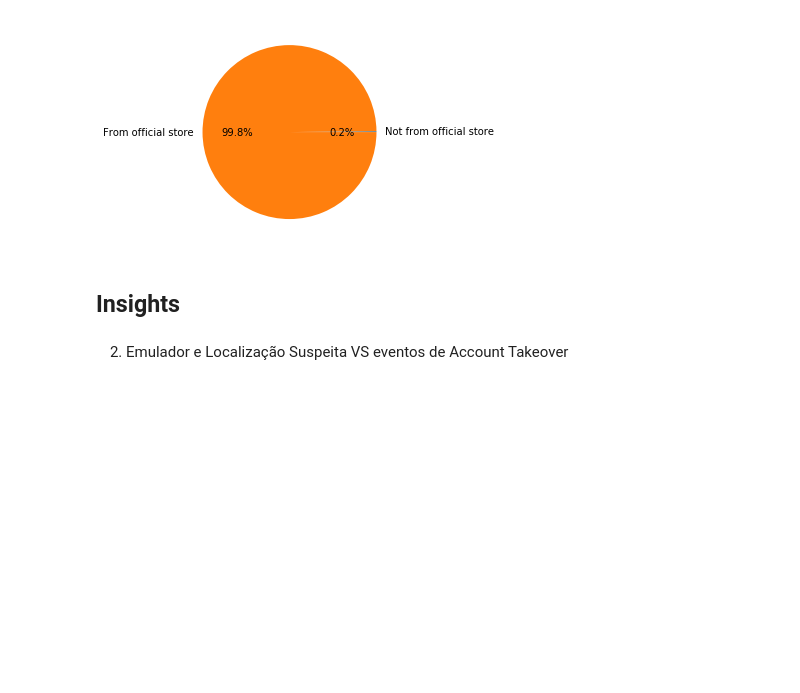
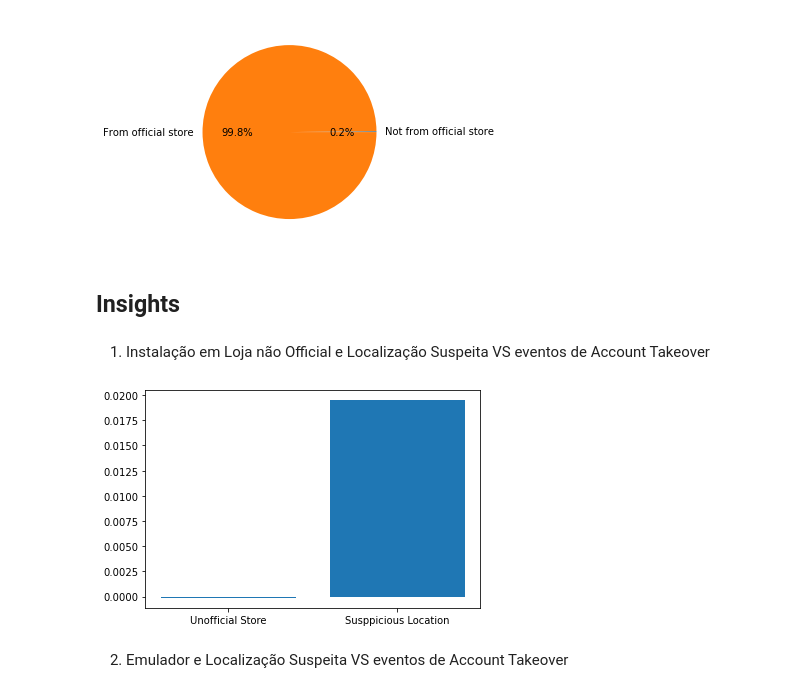
Before and after one commit to mrdedede/Incognia-Project, a Jupyter notebook: graficos.ipynb, the cells around one changed output. Drawn from its saved outputs; the diff is of its cells as text; code cells hidden in the pictures; blank space fills up the shorter version.

```diff
--- a/graficos.ipynb
+++ b/graficos.ipynb
@@ -243,6 +243,18 @@ outside_official_store(logins_copy)
 [figure]
 # %% [markdown]
 ## Insights
+# %% [markdown]
+1. Instalação em Loja não Official e Localização Suspeita VS eventos de Account Takeover
+# %%
+def unofficial_store_vs_ato(logins):
+    correlations = np.array([logins['external_download'].corr(logins['ato']),
+                            logins['suspicious_location'].corr(logins['ato'])])
+    plt.figure()
+    plt.bar(['Unofficial Store', 'Susppicious Location'], correlations)
+
+unofficial_store_vs_ato(logins_copy)
+# %% [output]
+[figure, added]
 # %% [markdown]
 2. Emulador e Localização Suspeita VS eventos de Account Takeover
 # %%
```
Also changed, not shown: parts of 1 cell of this notebook.
